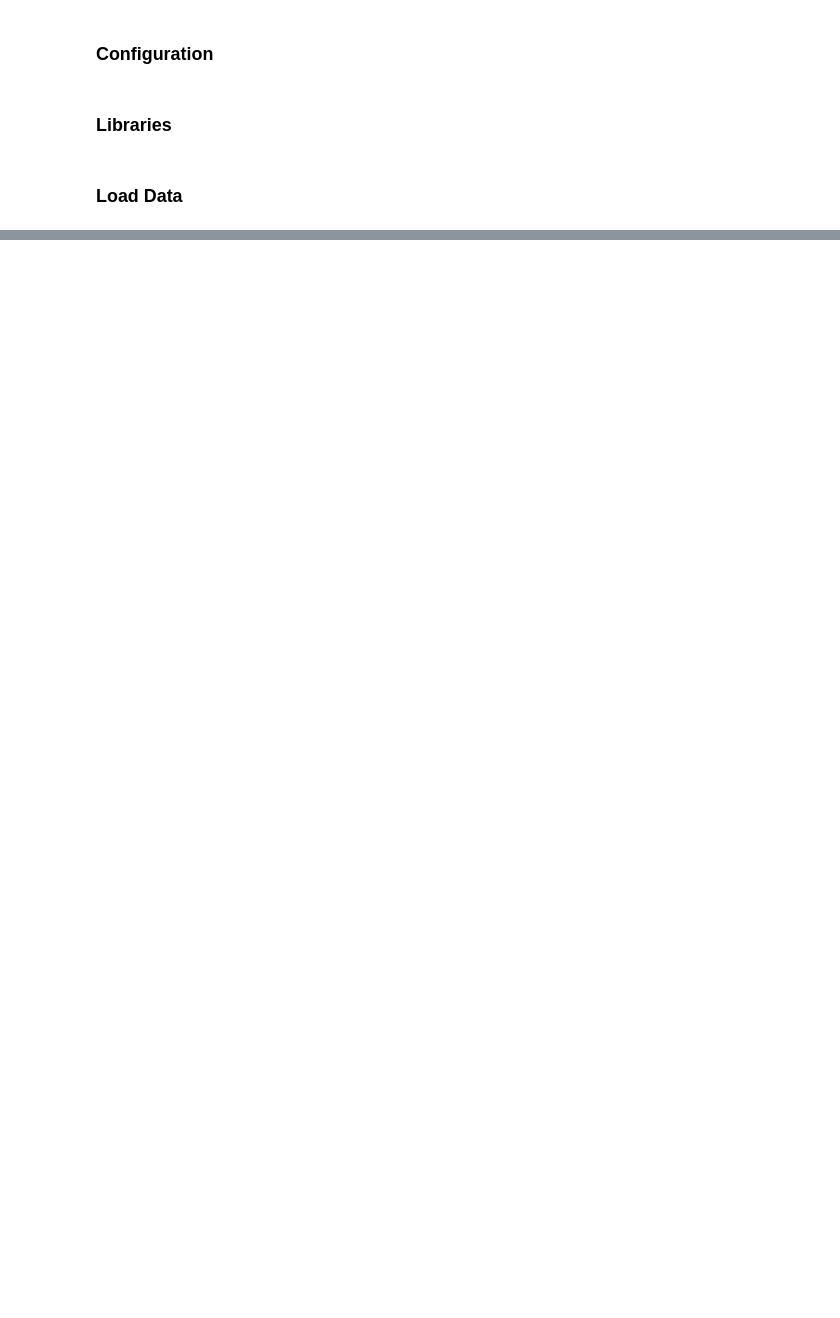
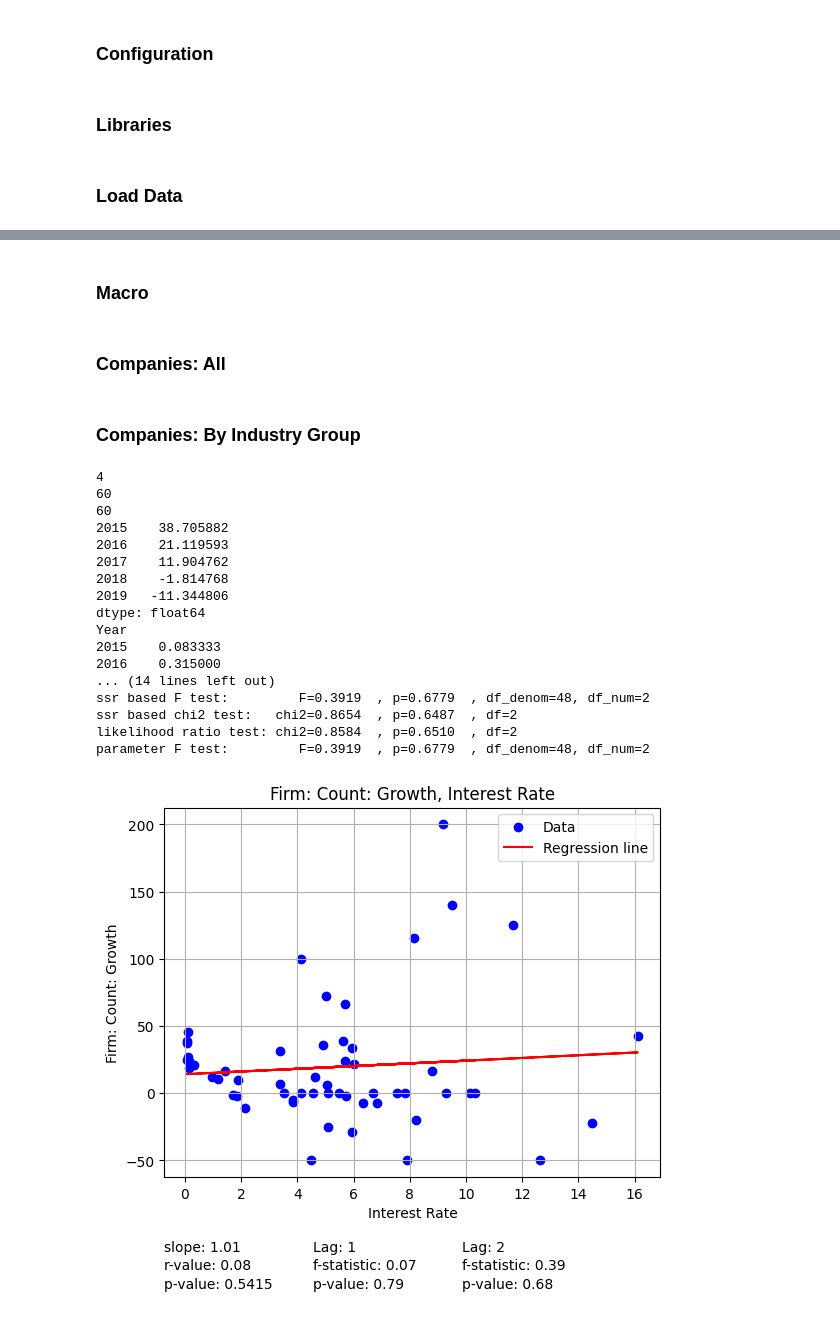
Before and after one commit to celinekoe/industrial_organisation, a Jupyter notebook: src/report.ipynb, the cells around one changed output, grey strips where cells are left out. Saved outputs shown, nothing was run; the diff lists cells and outputs as text; code cells hidden in the pictures; blank space fills up the shorter version.

```diff
--- a/src/report.ipynb
+++ b/src/report.ipynb
@@ -254,0 +51,7 @@ visualise_industry_group(firms, 'Manufacturing', fed_rate)
+# %%
+# Update Company Data
+firms = FirmModel.enrich_founded_year(firms, domain_created_year)
+firms = FirmModel.enrich_public_funded(firms, public_funded_investors)
+firms = FirmModel.filter_for_profit(firms)
+firms = FirmModel.filter_founded_year(firms, args['start_year'], args['end_year'])
+firms = firms.reset_index(drop=True)
@@ -254,0 +70,19 @@ visualise_industry_group(firms, 'Manufacturing', fed_rate)
+# %%
+# Read Macro Data
+real_gdp = FileUtils.read_pickle('real_gdp')
+fed_rate = FileUtils.read_pickle('fed_rate')
+# %%
+# Update Macro Data
+real_gdp = real_gdp['United States']
+real_gdp = real_gdp[real_gdp.index >= args['start_year']]
+real_gdp = real_gdp[real_gdp.index < args['end_year']]
+
+fed_rate = fed_rate['Fed Rate']
+fed_rate = fed_rate[fed_rate.index >= args['start_year']]
+fed_rate = fed_rate[fed_rate.index < args['end_year']]
+# %%
+importlib.reload(MacroVisuals)
+# Store Macro Data
+macro = MacroVisuals.Macro(real_gdp, fed_rate)
+# %% [markdown]
+### Macro
@@ -254,0 +92,2 @@ visualise_industry_group(firms, 'Manufacturing', fed_rate)
+# %% [markdown]
+### Companies: All
@@ -254,0 +103,23 @@ visualise_industry_group(firms, 'Manufacturing', fed_rate)
+# %% [markdown]
+### Companies: By Industry Group
+# %%
+FirmVisuals.plot_industry_group(firms, 'Artificial Intelligence (AI)', macro)
+# %% [output]
+4
+60
+60
+2015    38.705882
+2016    21.119593
+2017    11.904762
+2018    -1.814768
+2019   -11.344806
+dtype: float64
+Year
+2015    0.083333
+2016    0.315000
+... (14 lines left out)
+ssr based F test:         F=0.3919  , p=0.6779  , df_denom=48, df_num=2
+ssr based chi2 test:   chi2=0.8654  , p=0.6487  , df=2
+likelihood ratio test: chi2=0.8584  , p=0.6510  , df=2
+parameter F test:         F=0.3919  , p=0.6779  , df_denom=48, df_num=2
+[figure, added]
```
Also changed, not shown: parts of 48 cells of this notebook, 29 other files.
